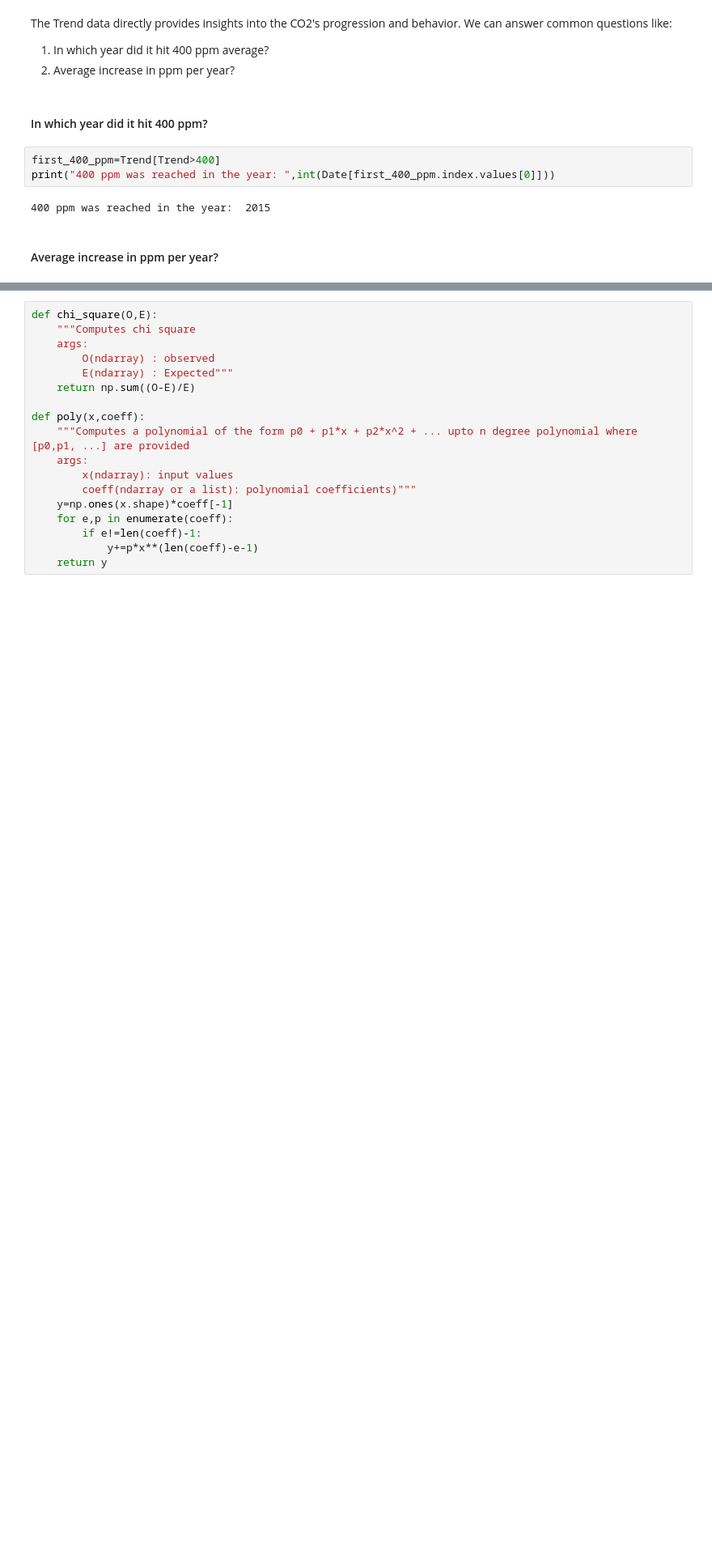
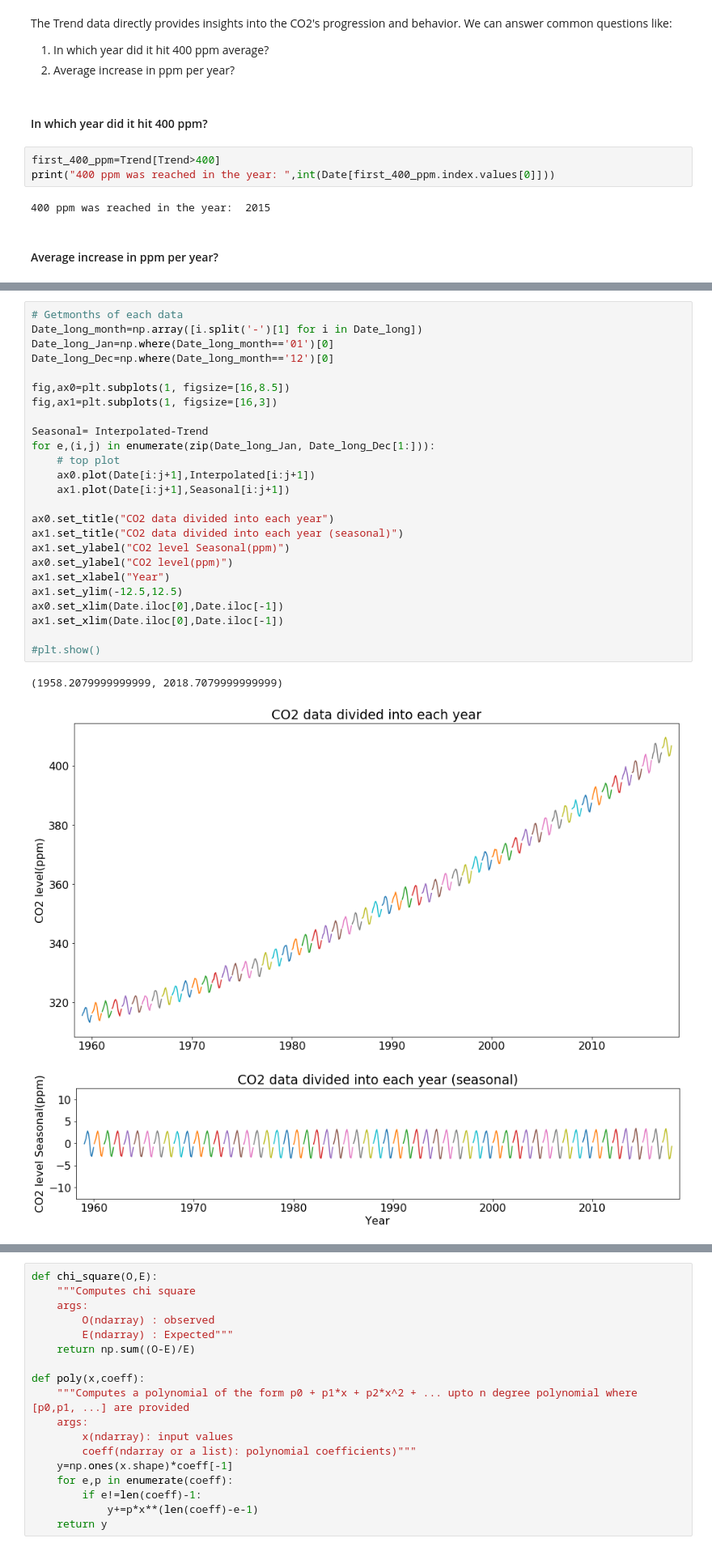
Before and after one commit to Davidnh8/CO2_Analysis, a Jupyter notebook: Atmospheric Carbon Dioxide Data Analysis.ipynb, the cells around one changed output, grey strips where cells are left out. Shown at 81% size. Saved outputs shown, nothing was run; the diff lists cells and outputs as text; blank space fills up the shorter version.

```diff
--- a/Atmospheric Carbon Dioxide Data Analysis.ipynb
+++ b/Atmospheric Carbon Dioxide Data Analysis.ipynb
@@ -201,0 +166,29 @@ In the bottom graph, normalized CO2 level of each year is randomly chosen and pl
+# %%
+# Getmonths of each data
+Date_long_month=np.array([i.split('-')[1] for i in Date_long])
+Date_long_Jan=np.where(Date_long_month=='01')[0]
+Date_long_Dec=np.where(Date_long_month=='12')[0]
+
+fig,ax0=plt.subplots(1, figsize=[16,8.5])
+fig,ax1=plt.subplots(1, figsize=[16,3])
+
+Seasonal= Interpolated-Trend
+for e,(i,j) in enumerate(zip(Date_long_Jan, Date_long_Dec[1:])):
+    # top plot
+    ax0.plot(Date[i:j+1],Interpolated[i:j+1])
+    ax1.plot(Date[i:j+1],Seasonal[i:j+1])
+
+ax0.set_title("CO2 data divided into each year")
+ax1.set_title("CO2 data divided into each year (seasonal)")
+ax1.set_ylabel("CO2 level Seasonal(ppm)")
+ax0.set_ylabel("CO2 level(ppm)")
+ax1.set_xlabel("Year")
+ax1.set_ylim(-12.5,12.5)
+ax0.set_xlim(Date.iloc[0],Date.iloc[-1])
+ax1.set_xlim(Date.iloc[0],Date.iloc[-1])
+
+#plt.show()
+# %% [output]
+(1958.2079999999999, 2018.7079999999999)
+[figure, added]
+[figure, added]
```
Also changed, not shown: parts of 24 cells of this notebook.
